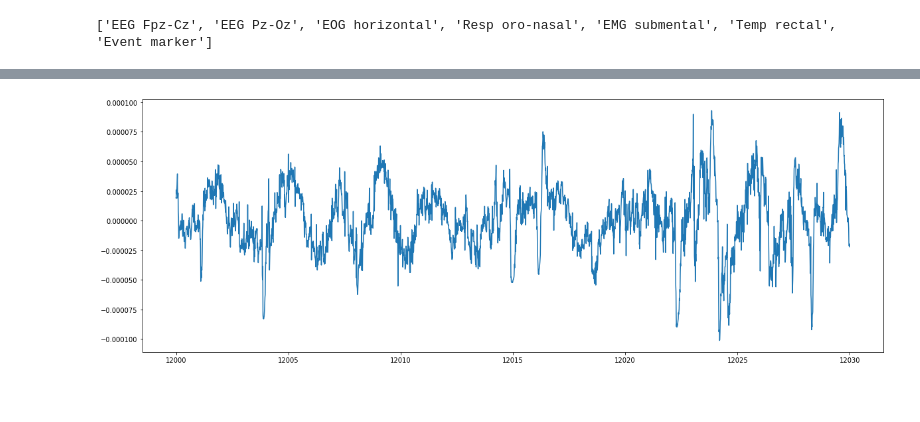
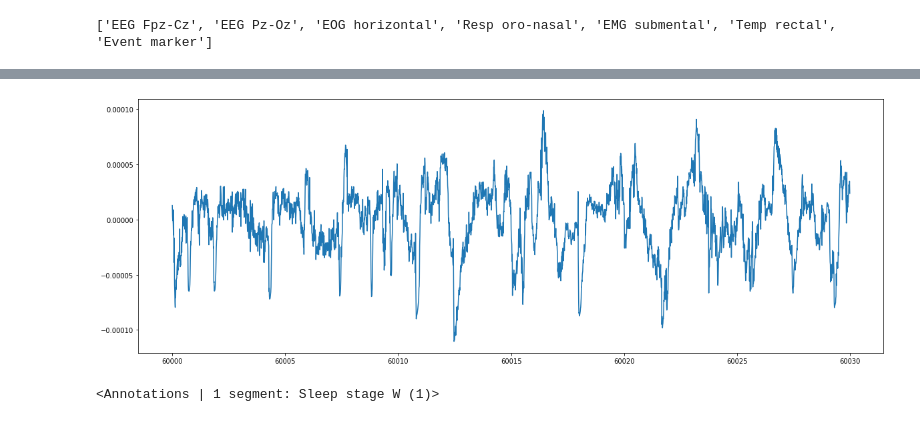
Before and after one commit to papekoja/72.75-ML, a Jupyter notebook: final/dataTest.ipynb, the cells around one changed output, grey strips where cells are left out. Saved outputs shown, nothing was run; the diff lists cells and outputs as text; code cells hidden in the pictures; blank space fills up the shorter version.

Commit message:
add annotations to data and query epoch with annotations

```diff
--- a/final/dataTest.ipynb
+++ b/final/dataTest.ipynb
@@ -66,0 +53,5 @@ ValueError: picks (NoneNone, treated as "all") yielded no channels, consider pas
+# %%
+#add annotations
+hypnogramm_file = "data/SC4001EC-Hypnogram.edf"
+hypnogramm_annotations = mne.read_annotations(hypnogramm_file)
+psg_data.set_annotations(hypnogramm_annotations)
@@ -67,7 +71,15 @@ ValueError: picks (NoneNone, treated as "all") yielded no channels, consider pas
 # %%
-epoch = 400
+EPOCH_LENGTH = 30
+epoch = 2000
 plt.figure(figsize=(20,7))
-plt.plot(t[int(epoch*30*fs):int((epoch + 1)*30*fs)],EEG_Fpz_Cz[int(epoch*30*fs):int((epoch + 1)*30*fs)])
+plt.plot(t[int(epoch*EPOCH_LENGTH*fs):int((epoch + 1)*EPOCH_LENGTH*fs)]
+         ,EEG_Fpz_Cz[int(epoch*EPOCH_LENGTH*fs):int((epoch + 1)*EPOCH_LENGTH*fs)])
 plt.show()
+
+start_datetime = psg_data.info['meas_date']
+a = psg_data.annotations.copy().crop(
+    start_datetime.timestamp() + epoch * EPOCH_LENGTH ,start_datetime.timestamp() + epoch * EPOCH_LENGTH + EPOCH_LENGTH )
+a
 # %% [output]
-[figure, old version]
+[figure, new version]
+<Annotations | 1 segment: Sleep stage W (1)>
```
Also changed, not shown: parts of 4 cells of this notebook.
